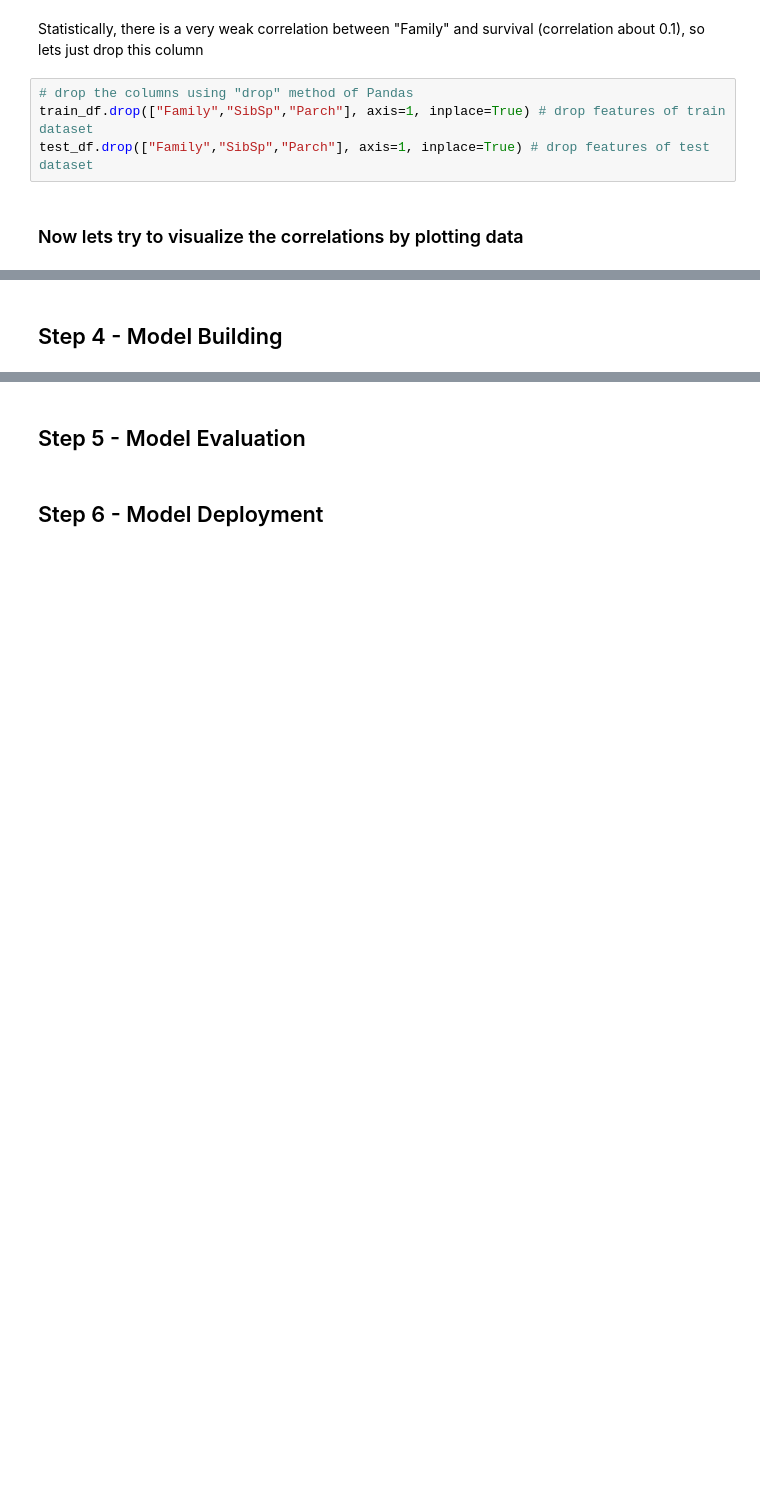
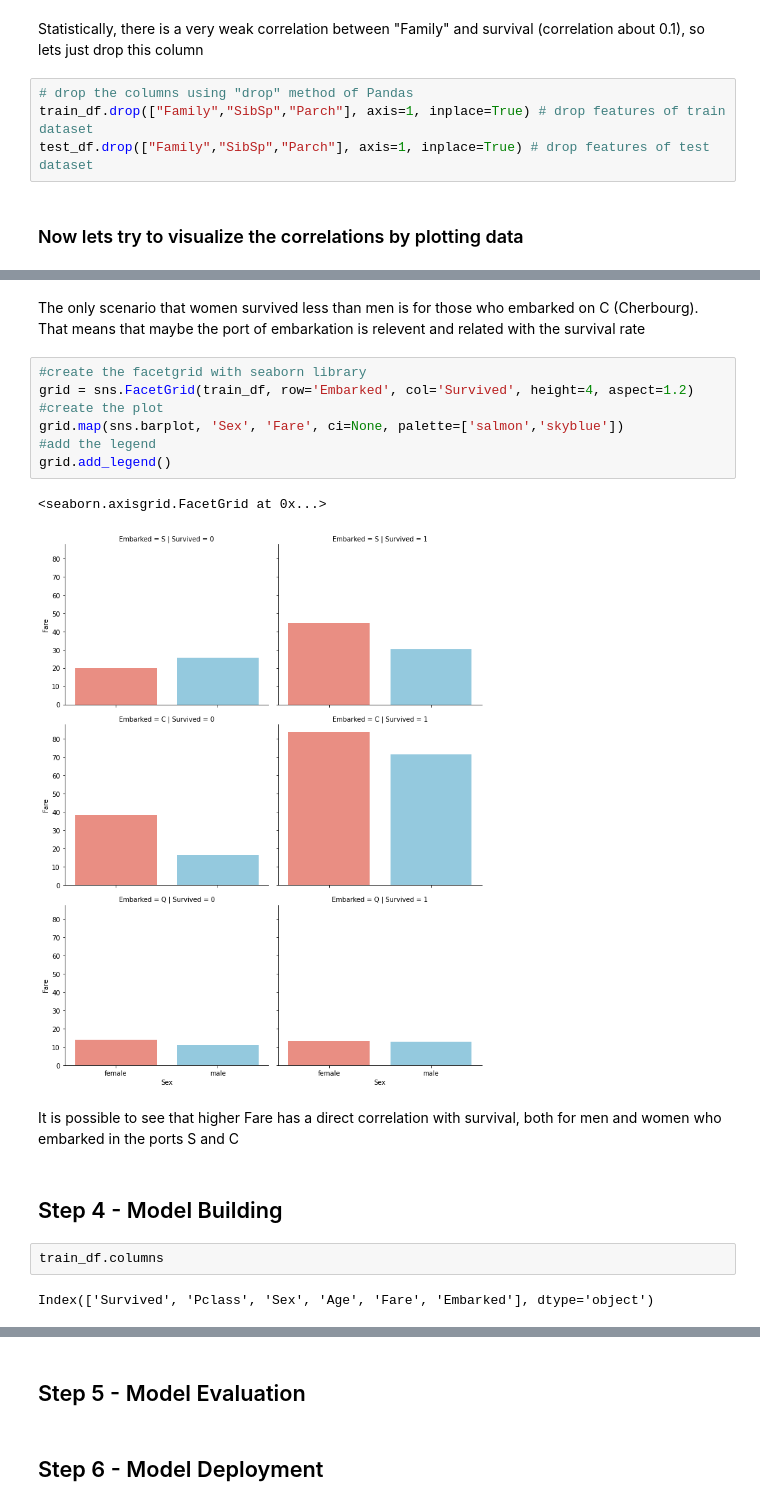
Before and after one commit to felipedaniel1910/TitanicAnalysis, a Jupyter notebook: script.ipynb, the cells around one changed output, grey strips where cells are left out. Drawn from its saved outputs; the diff is of its cells as text; blank space fills up the shorter version.

```diff
--- a/script.ipynb
+++ b/script.ipynb
@@ -283,2 +313,20 @@ test_df.drop(["Family","SibSp","Parch"], axis=1, inplace=True) # drop features o
+# %% [markdown]
+<p>The only scenario that women survived less than men is for those who embarked on C (Cherbourg). That means that maybe the port of embarkation is relevent and related with the survival rate</p>
+# %%
+#create the facetgrid with seaborn library
+grid = sns.FacetGrid(train_df, row='Embarked', col='Survived', height=4, aspect=1.2)
+#create the plot
+grid.map(sns.barplot, 'Sex', 'Fare', ci=None, palette=['salmon','skyblue'])
+#add the legend
+grid.add_legend()
+# %% [output]
+<seaborn.axisgrid.FacetGrid at 0x...>
+[figure, added]
+# %% [markdown]
+<p>It is possible to see that higher Fare has a direct correlation with survival, both for men and women who embarked in the ports S and C</p>
 # %% [markdown]
 <h2>Step 4 - Model Building</h2>
+# %%
+train_df.columns
+# %% [output]
+Index(['Survived', 'Pclass', 'Sex', 'Age', 'Fare', 'Embarked'], dtype='object')
```
Also changed, not shown: parts of 29 cells of this notebook.
